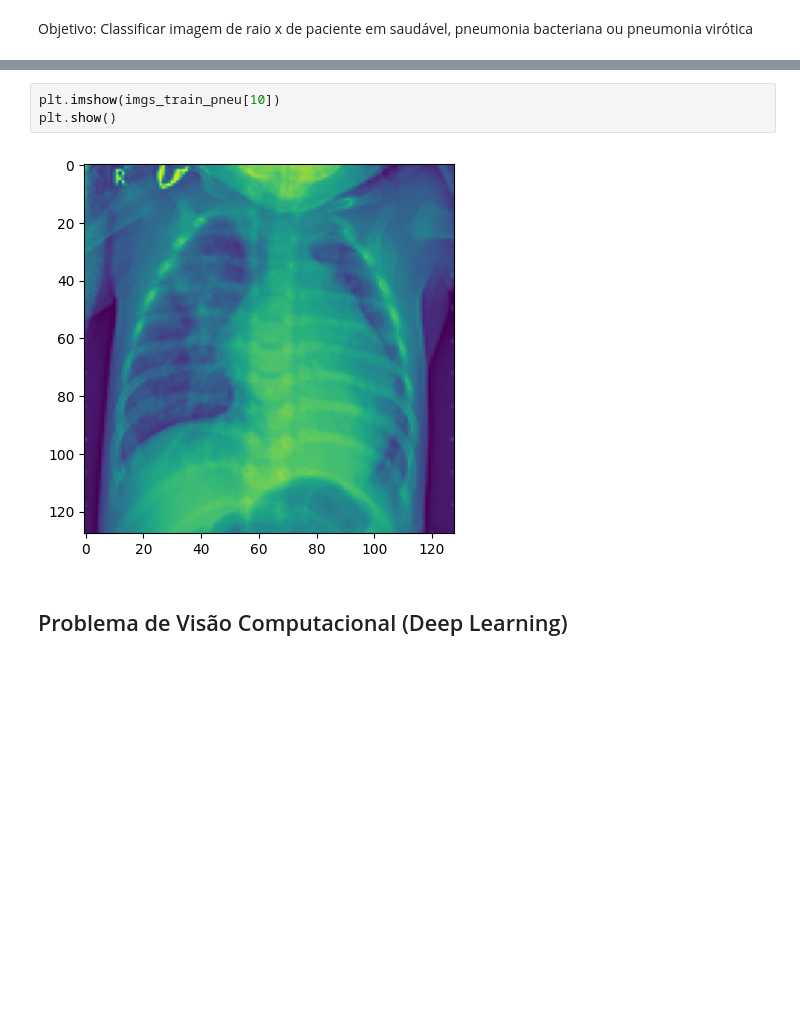
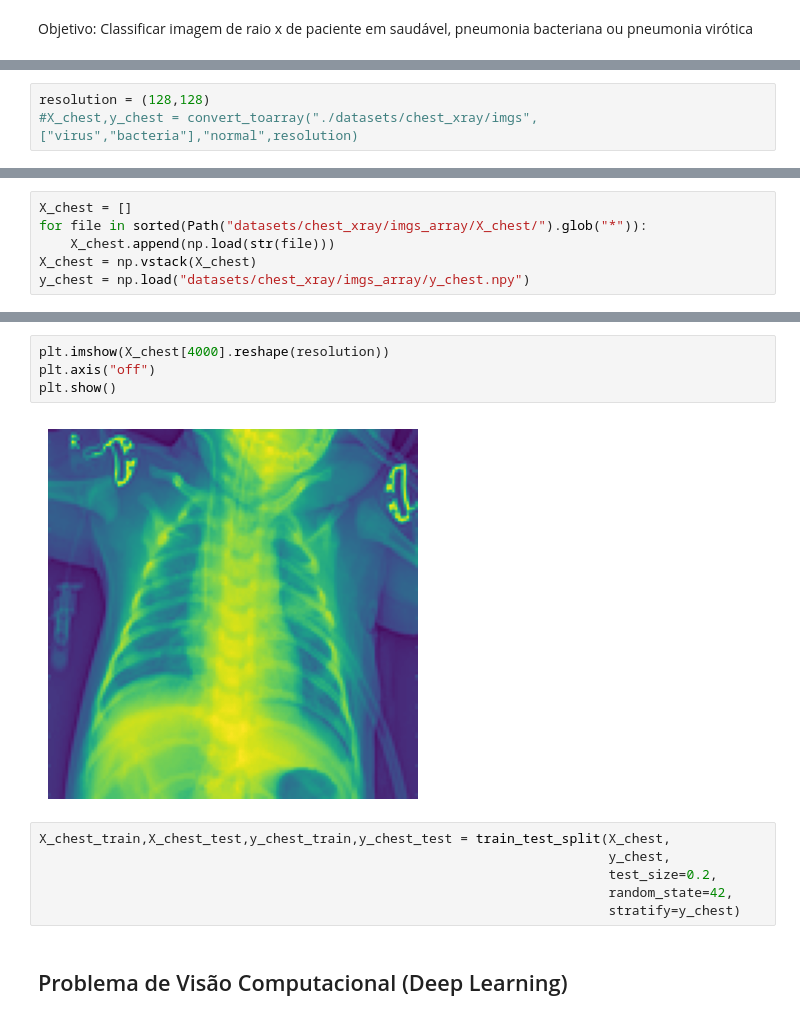
Before and after one commit to vinicius-souza-lima/mvp_ml, a Jupyter notebook: mvp_ml.ipynb, the cells around one changed output, grey strips where cells are left out. Saved outputs shown, nothing was run; the diff lists cells and outputs as text; blank space fills up the shorter version.

Commit message:
Divisão do dataset pneumonia em trein e teste

```diff
--- a/mvp_ml.ipynb
+++ b/mvp_ml.ipynb
@@ -68,0 +52,3 @@ teste = np.load("imgs_train_pneu.npy")
+# %%
+resolution = (128,128)
+#X_chest,y_chest = convert_toarray("./datasets/chest_xray/imgs",["virus","bacteria"],"normal",resolution)
@@ -68,0 +59,6 @@ teste = np.load("imgs_train_pneu.npy")
+# %%
+X_chest = []
+for file in sorted(Path("datasets/chest_xray/imgs_array/X_chest/").glob("*")):
+    X_chest.append(np.load(str(file)))
+X_chest = np.vstack(X_chest)
+y_chest = np.load("datasets/chest_xray/imgs_array/y_chest.npy")
@@ -69,8 +73,15 @@ teste = np.load("imgs_train_pneu.npy")
 # %%
-plt.imshow(imgs_train_pneu[10])
+plt.imshow(X_chest[4000].reshape(resolution))
+plt.axis("off")
 plt.show()
 # %% [output]
-[figure, old version]
+[figure, new version]
+# %%
+X_chest_train,X_chest_test,y_chest_train,y_chest_test = train_test_split(X_chest,
+                                                                         y_chest,
+                                                                         test_size=0.2,
+                                                                         random_state=42,
+                                                                         stratify=y_chest)
 # %% [markdown]
 ## Problema de Visão Computacional (Deep Learning)
 # %% [markdown]
```
Also changed, not shown: parts of 8 cells of this notebook, 7 other files.
